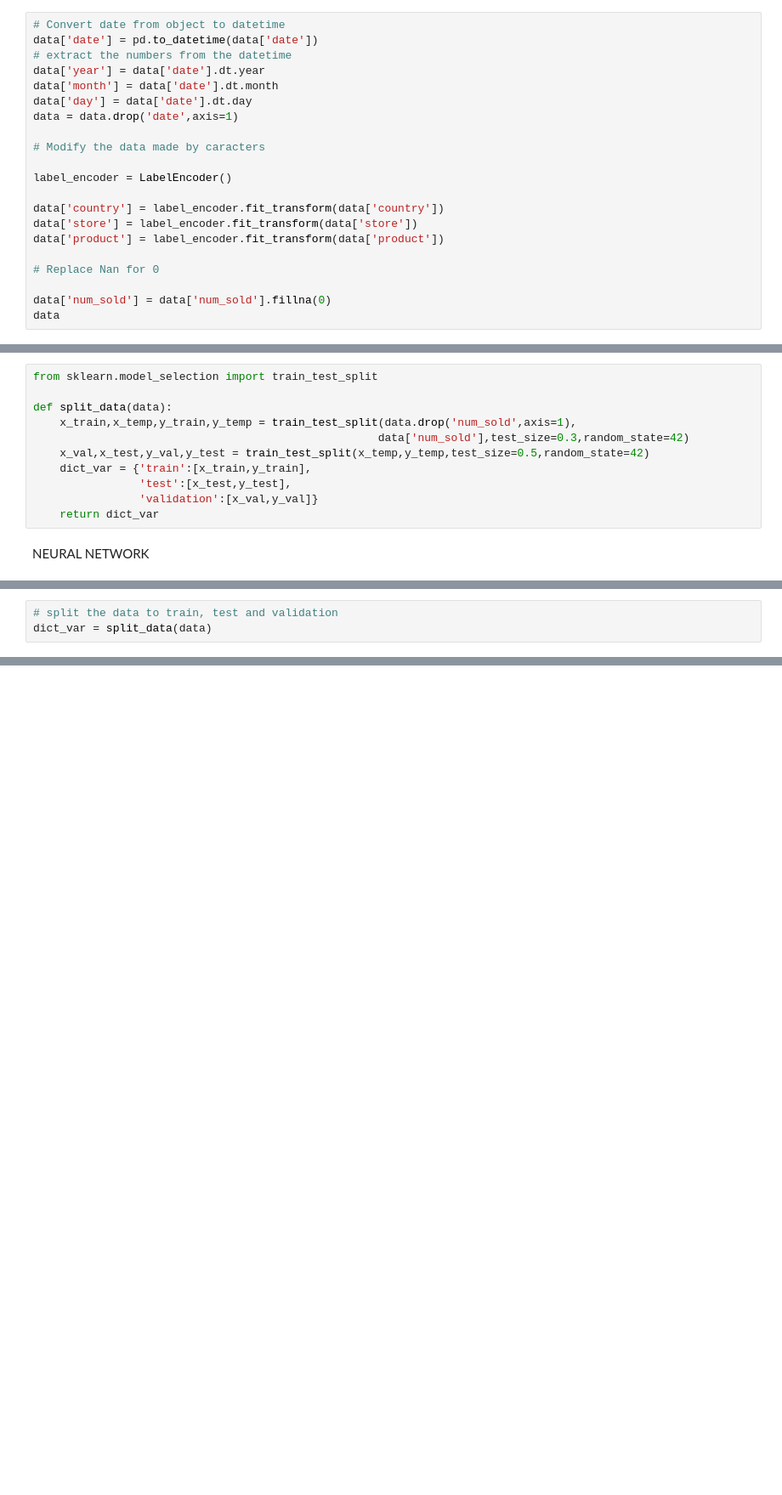
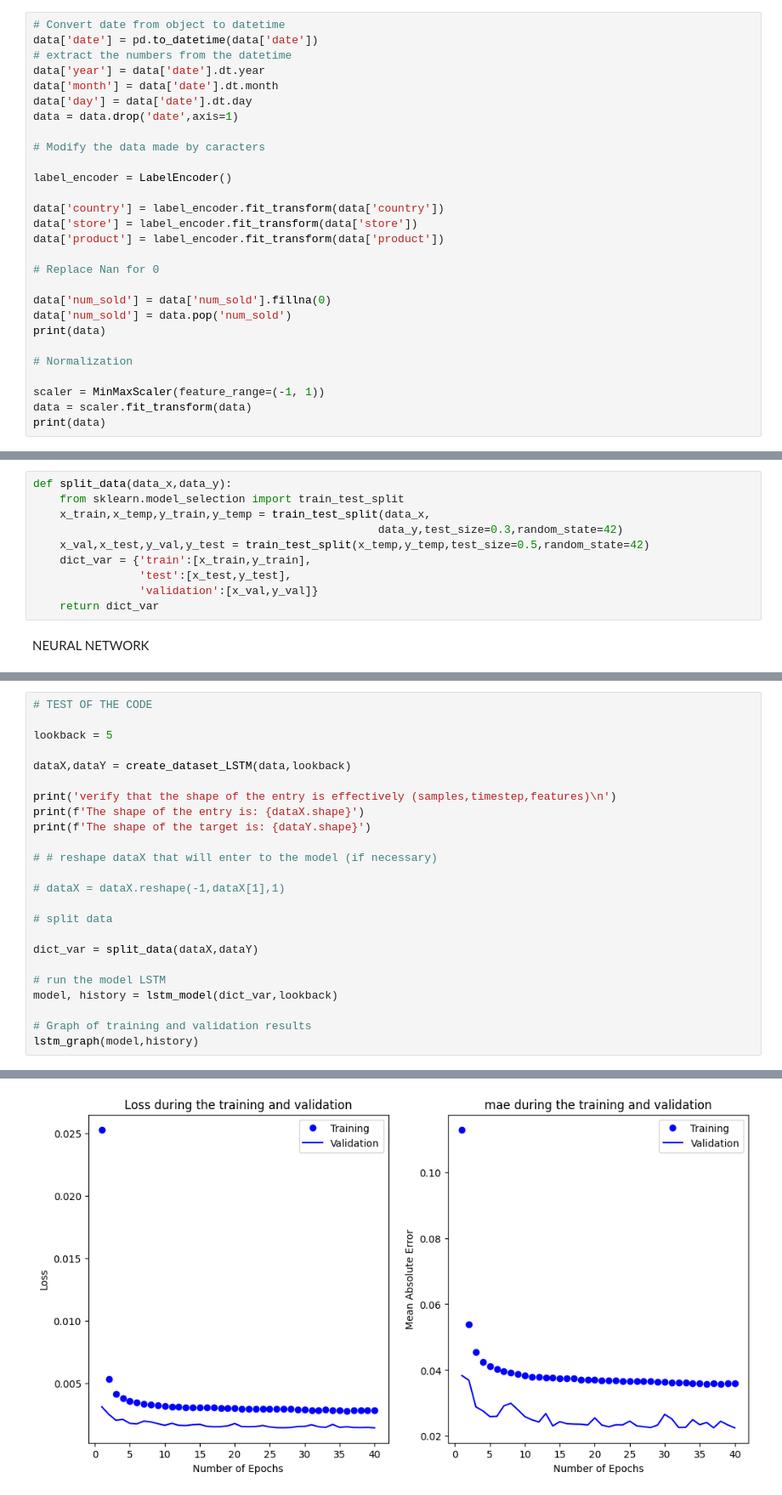
Before and after one commit to sergio-ar18/Forecasting-Sticker-Sales, a Jupyter notebook: prediction.ipynb, the cells around one changed output, grey strips where cells are left out. Shown: that part at 85% size. Saved outputs shown, nothing was run; the diff lists cells and outputs as text; blank space fills up the shorter version.

Commit message:
add the LSTM to the neural network WORKS FINE

```diff
--- a/prediction.ipynb
+++ b/prediction.ipynb
@@ -40,5 +40,12 @@ data['product'] = label_encoder.fit_transform(data['product'])
 # Replace Nan for 0
 
 data['num_sold'] = data['num_sold'].fillna(0)
-data
+data['num_sold'] = data.pop('num_sold')
+print(data)
+
+# Normalization
+
+scaler = MinMaxScaler(feature_range=(-1, 1))
+data = scaler.fit_transform(data)
+print(data)
 # %% [output]
@@ -58,9 +69,8 @@ data
 # %%
-from sklearn.model_selection import train_test_split
-
-def split_data(data):
-    x_train,x_temp,y_train,y_temp = train_test_split(data.drop('num_sold',axis=1),
-                                                    data['num_sold'],test_size=0.3,random_state=42)
+def split_data(data_x,data_y):
+    from sklearn.model_selection import train_test_split
+    x_train,x_temp,y_train,y_temp = train_test_split(data_x,
+                                                    data_y,test_size=0.3,random_state=42)
     x_val,x_test,y_val,y_test = train_test_split(x_temp,y_temp,test_size=0.5,random_state=42)
     dict_var = {'train':[x_train,y_train],
                 'test':[x_test,y_test],
@@ -130,6 +140,3 @@ def pred_val(model,x_test,y_test):
     # accuracy_tol = 0.1
 
     # print('accuracy of the model = ',accuracy_score(y_test,prediction))
-# %%
-# split the data to train, test and validation
-dict_var = split_data(data)
@@ -153,0 +253,25 @@ LAUNCH ALL THE CODE
+# %%
+# TEST OF THE CODE
+
+lookback = 5
+
+dataX,dataY = create_dataset_LSTM(data,lookback)
+
+print('verify that the shape of the entry is effectively (samples,timestep,features)\n')
+print(f'The shape of the entry is: {dataX.shape}')
+print(f'The shape of the target is: {dataY.shape}')
+
+# # reshape dataX that will enter to the model (if necessary)
+
+# dataX = dataX.reshape(-1,dataX[1],1)
+
+# split data
+
+dict_var = split_data(dataX,dataY)
+
+# run the model LSTM
+model, history = lstm_model(dict_var,lookback)
+
+# Graph of training and validation results
+lstm_graph(model,history)
+# %% [output]
@@ -153,0 +320 @@ LAUNCH ALL THE CODE
+[figure, added]
```
Also changed, not shown: parts of 13 cells of this notebook.
